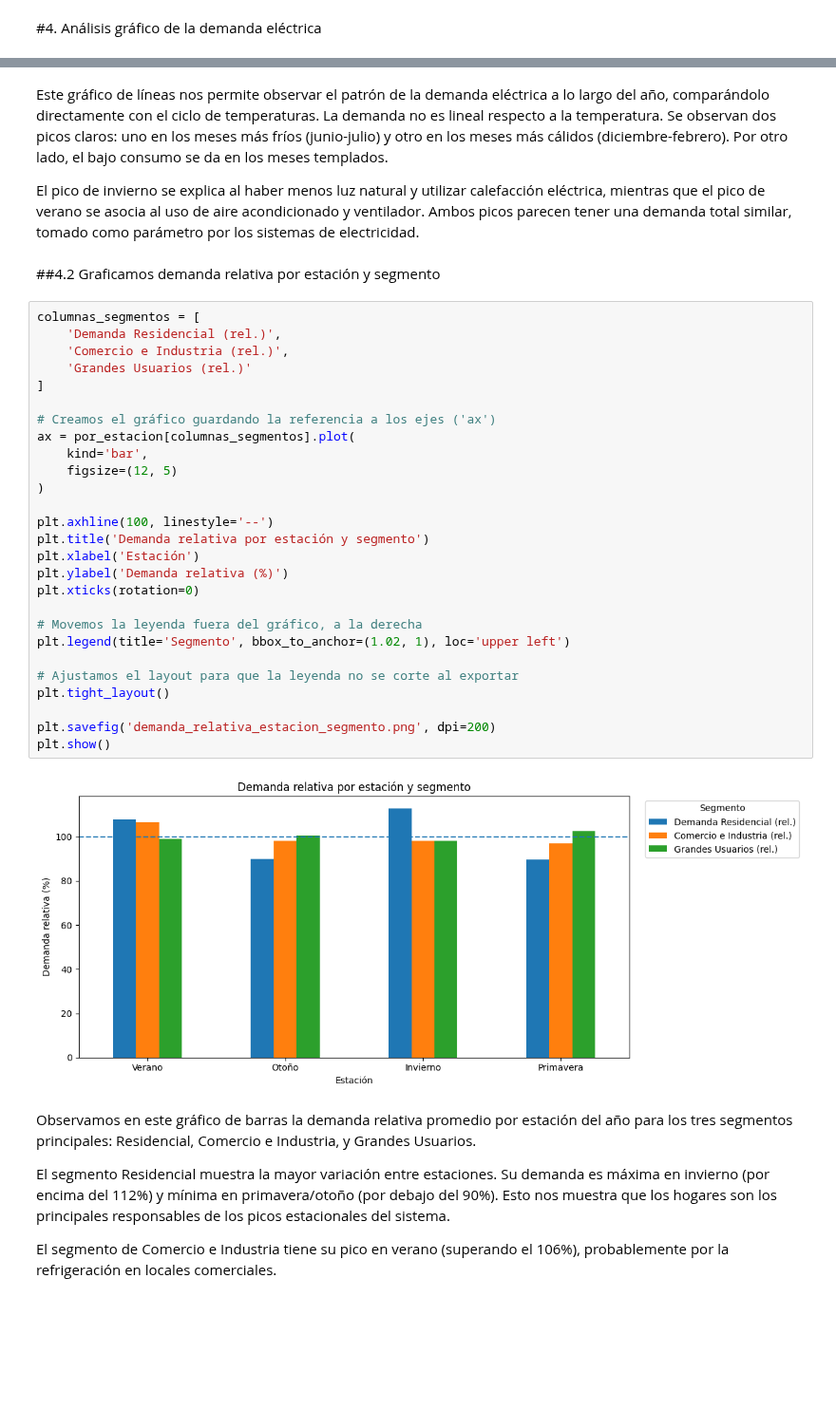
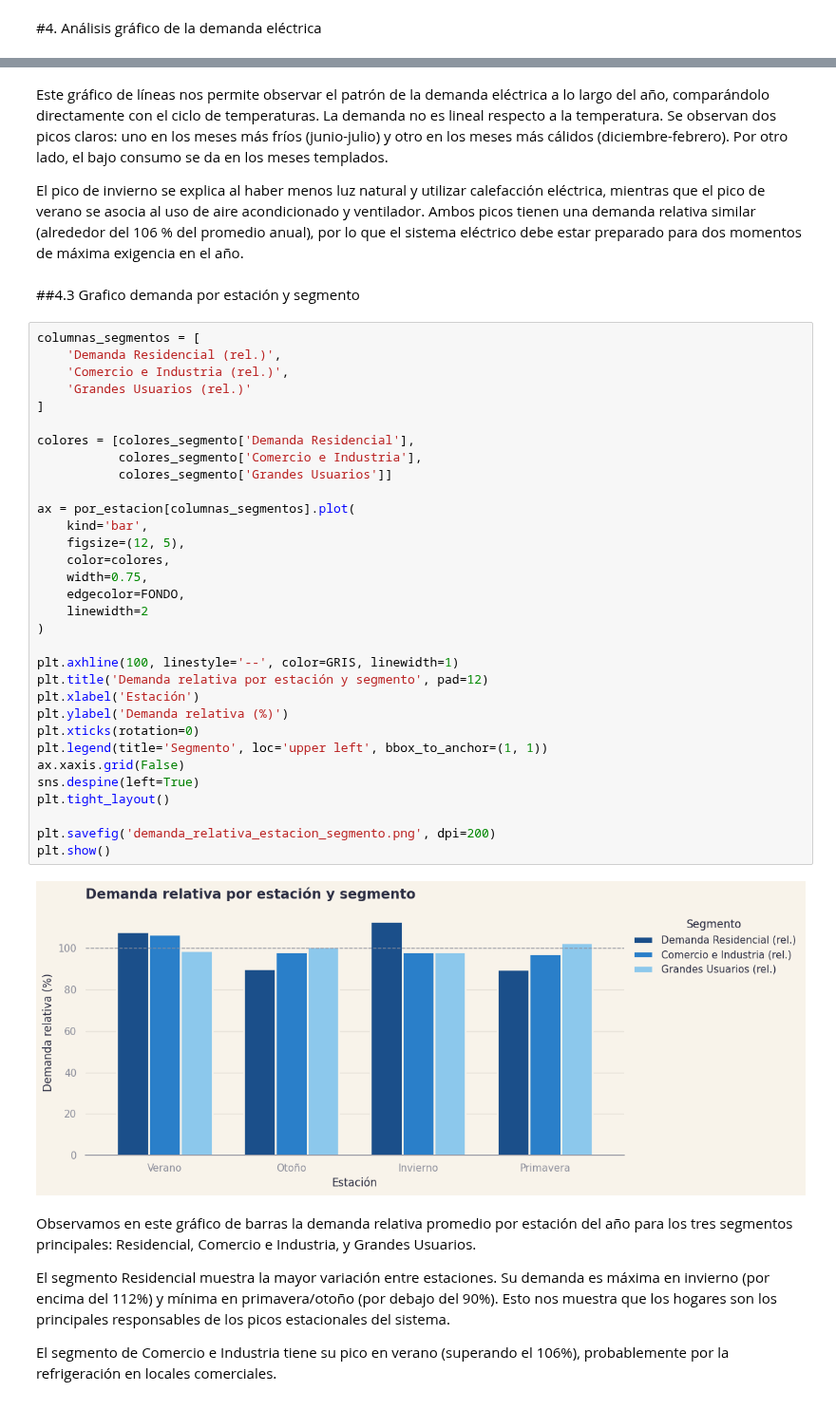
Before and after one commit to RafaelSeri/TP_LABO_MET, a Jupyter notebook: notebooks/Tp_labo.ipynb, the cells around one changed output, grey strips where cells are left out. Shown at 95% size. Drawn from its saved outputs; the diff is of its cells as text; blank space fills up the shorter version.

Commit message:
Detalles y estética de gráficos

```diff
--- a/notebooks/Tp_labo.ipynb
+++ b/notebooks/Tp_labo.ipynb
@@ -849,39 +890,43 @@ plt.show()
 Este gráfico de líneas nos permite observar el patrón de la demanda eléctrica a lo largo del año, comparándolo directamente con el ciclo de temperaturas.
 La demanda no es lineal respecto a la temperatura. Se observan dos picos claros: uno en los meses más fríos (junio-julio) y otro en los meses más cálidos (diciembre-febrero). Por otro lado, el bajo consumo se da en los meses templados.
 
-El pico de invierno se explica al haber menos luz natural y utilizar calefacción eléctrica, mientras que el pico de verano se asocia al uso de aire acondicionado y ventilador.
-Ambos picos parecen tener una demanda total similar, tomado como parámetro por los sistemas de electricidad.
+El pico de invierno se explica al haber menos luz natural y utilizar calefacción eléctrica, mientras que el pico de verano se asocia al uso de aire acondicionado y ventilador. Ambos picos tienen una demanda relativa similar (alrededor del 106 % del promedio anual), por lo que el sistema eléctrico debe estar preparado para dos momentos de máxima exigencia en el año.
 # %% [markdown]
-##4.2 Graficamos demanda relativa por estación y segmento
+##4.3 Grafico demanda por estación y segmento
 # %%
 columnas_segmentos = [
     'Demanda Residencial (rel.)',
     'Comercio e Industria (rel.)',
     'Grandes Usuarios (rel.)'
 ]
 
-# Creamos el gráfico guardando la referencia a los ejes ('ax')
+colores = [colores_segmento['Demanda Residencial'],
+           colores_segmento['Comercio e Industria'],
+           colores_segmento['Grandes Usuarios']]
+
 ax = por_estacion[columnas_segmentos].plot(
     kind='bar',
-    figsize=(12, 5)
+    figsize=(12, 5),
+    color=colores,
+    width=0.75,
+    edgecolor=FONDO,
+    linewidth=2
 )
 
-plt.axhline(100, linestyle='--')
-plt.title('Demanda relativa por estación y segmento')
+plt.axhline(100, linestyle='--', color=GRIS, linewidth=1)
+plt.title('Demanda relativa por estación y segmento', pad=12)
 plt.xlabel('Estación')
 plt.ylabel('Demanda relativa (%)')
 plt.xticks(rotation=0)
-
-# Movemos la leyenda fuera del gráfico, a la derecha
-plt.legend(title='Segmento', bbox_to_anchor=(1.02, 1), loc='upper left')
-
-# Ajustamos el layout para que la leyenda no se corte al exportar
+plt.legend(title='Segmento', loc='upper left', bbox_to_anchor=(1, 1))
+ax.xaxis.grid(False)
+sns.despine(left=True)
 plt.tight_layout()
 
 plt.savefig('demanda_relativa_estacion_segmento.png', dpi=200)
 plt.show()
 # %% [output]
-[figure, old version]
+[figure, new version]
 # %% [markdown]
 Observamos en este gráfico de barras la demanda relativa promedio por estación del año para los tres segmentos principales: Residencial, Comercio e Industria, y Grandes Usuarios.
 
```
Also changed, not shown: parts of 36 cells of this notebook.
